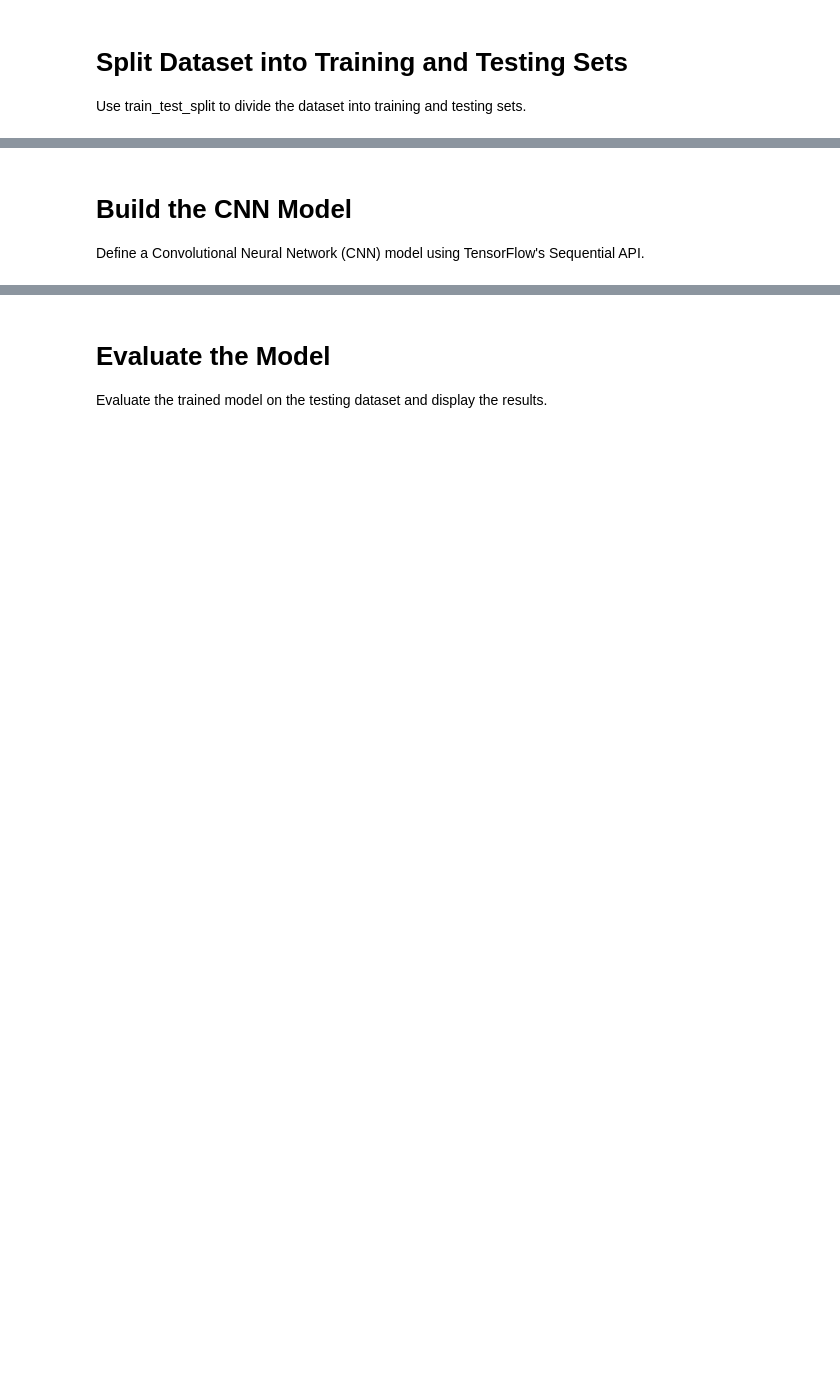
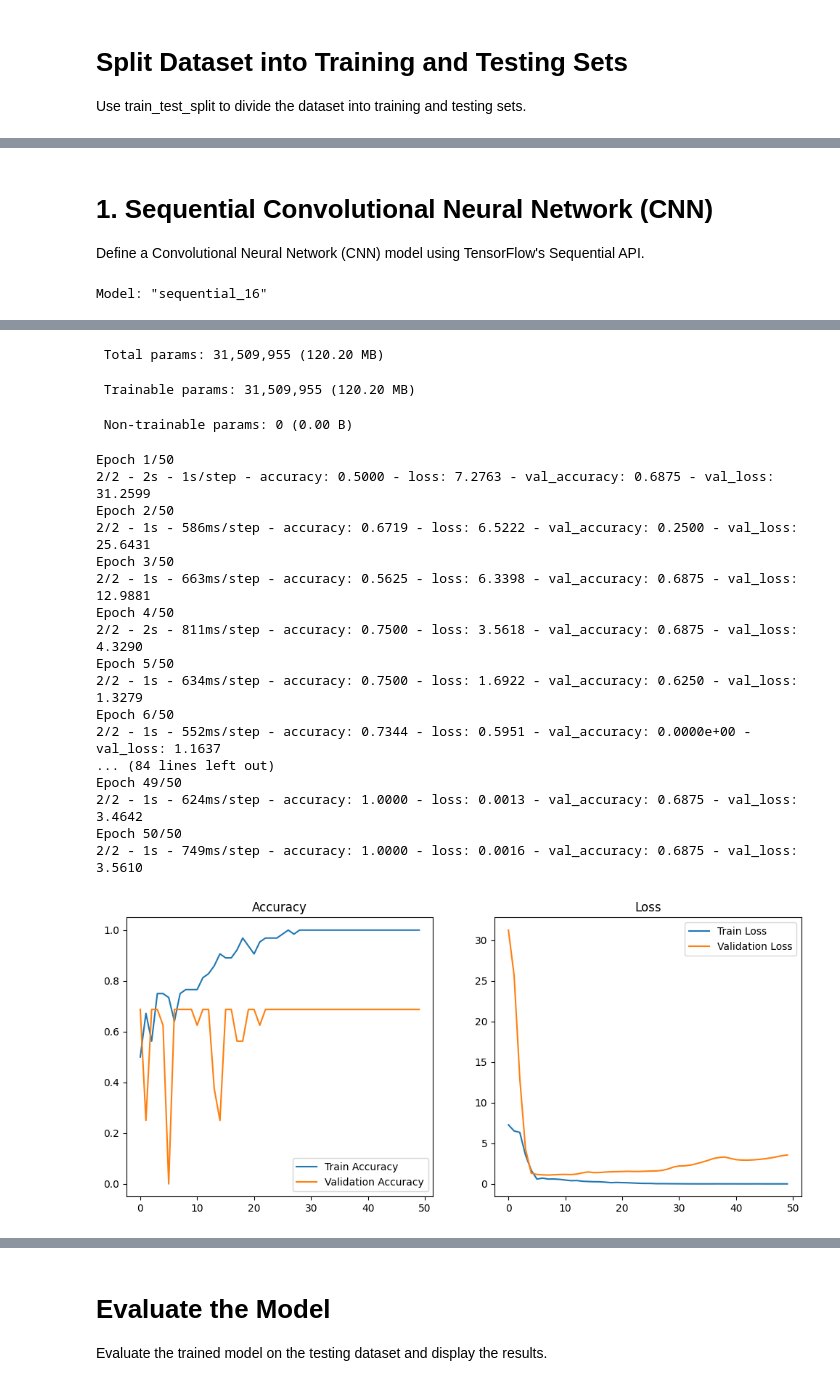
Before and after one commit to akidalegend/introtoai_as2, a Jupyter notebook: Untitled-1.ipynb, the cells around one changed output, grey strips where cells are left out. Cells and saved outputs as stored; diff of their text form; code cells hidden in the pictures; blank space fills up the shorter version.

```diff
--- a/Untitled-1.ipynb
+++ b/Untitled-1.ipynb
@@ -45,17 +45,17 @@ images = []
 labels = []
 
 # Define the target size for the images
-target_size = (128, 128)  # You can adjust this size
+target_size = (256, 256)  # Size can be adjusted
 
 for idx, person in enumerate(classes):
     person_dir = os.path.join(image_dir, person)
     for filename in os.listdir(person_dir):
         if filename.endswith('.jpg') or filename.endswith('.png'):
             img_path = os.path.join(person_dir, filename)
-            img = load_img(img_path, target_size=(128, 128))
+            img = load_img(img_path, target_size=target_size)
             img_array = img_to_array(img) / 255.0
             images.append(img_array)
-            labels.append(idx)  # Use the index as the class label
+            labels.append(idx)  # Using the index as the class label
 
 
 # Convert lists to numpy arrays
@@ -118,3 +148,53 @@ y_test_cat = to_categorical(y_test, num_classes=num_classes)
 # %% [markdown]
-# Build the CNN Model
+# 1. Sequential Convolutional Neural Network (CNN)
 Define a Convolutional Neural Network (CNN) model using TensorFlow's Sequential API.
+# %%
+from sklearn.metrics import classification_report, confusion_matrix
+import seaborn as sns
+
+# Define the model
+model = Sequential([
+    Conv2D(32, (3, 3), activation='relu', input_shape=(256, 256, 3)),
+    MaxPooling2D((2, 2)),
+    Dropout(0.25),
+    Conv2D(64, (3, 3), activation='relu'),
+    MaxPooling2D((2, 2)),
+    Dropout(0.5),
+    Flatten(),
+    Dense(128, activation='relu'),
+    Dropout(0.5),
+    Dense(len(class_names), activation='softmax')
+])
+
+# Compile the model
+model.compile(optimizer='adam', loss='categorical_crossentropy', metrics=['accuracy'])
+
+model.summary()
+
+# Train the model
+history = model.fit(
+    images, labels, epochs=50, validation_split=0.2, batch_size=32, verbose=2
+)
+
+# Plot accuracy and loss
+def plot_metrics(history):
+    plt.figure(figsize=(12, 5))
+    # Accuracy
+    plt.subplot(1, 2, 1)
+    plt.plot(history.history['accuracy'], label='Train Accuracy')
+    plt.plot(history.history['val_accuracy'], label='Validation Accuracy')
+    plt.title('Accuracy')
+    plt.legend()
+
+    # Loss
+    plt.subplot(1, 2, 2)
+    plt.plot(history.history['loss'], label='Train Loss')
+    plt.plot(history.history['val_loss'], label='Validation Loss')
+    plt.title('Loss')
+    plt.legend()
+
+    plt.show()
+
+plot_metrics(history)
+# %% [output]
+Model: "sequential_16"
@@ -120,0 +218,21 @@ Define a Convolutional Neural Network (CNN) model using TensorFlow's Sequential
+ Total params: 31,509,955 (120.20 MB)
+ Trainable params: 31,509,955 (120.20 MB)
+ Non-trainable params: 0 (0.00 B)
+Epoch 1/50
+2/2 - 2s - 1s/step - accuracy: 0.5000 - loss: 7.2763 - val_accuracy: 0.6875 - val_loss: 31.2599
+Epoch 2/50
+2/2 - 1s - 586ms/step - accuracy: 0.6719 - loss: 6.5222 - val_accuracy: 0.2500 - val_loss: 25.6431
+Epoch 3/50
+2/2 - 1s - 663ms/step - accuracy: 0.5625 - loss: 6.3398 - val_accuracy: 0.6875 - val_loss: 12.9881
+Epoch 4/50
+2/2 - 2s - 811ms/step - accuracy: 0.7500 - loss: 3.5618 - val_accuracy: 0.6875 - val_loss: 4.3290
+Epoch 5/50
+2/2 - 1s - 634ms/step - accuracy: 0.7500 - loss: 1.6922 - val_accuracy: 0.6250 - val_loss: 1.3279
+Epoch 6/50
+2/2 - 1s - 552ms/step - accuracy: 0.7344 - loss: 0.5951 - val_accuracy: 0.0000e+00 - val_loss: 1.1637
+... (84 lines left out)
+Epoch 49/50
+2/2 - 1s - 624ms/step - accuracy: 1.0000 - loss: 0.0013 - val_accuracy: 0.6875 - val_loss: 3.4642
+Epoch 50/50
+2/2 - 1s - 749ms/step - accuracy: 1.0000 - loss: 0.0016 - val_accuracy: 0.6875 - val_loss: 3.5610
+[figure, added]
```
Also changed, not shown: parts of 28 cells of this notebook, 1 other file.
